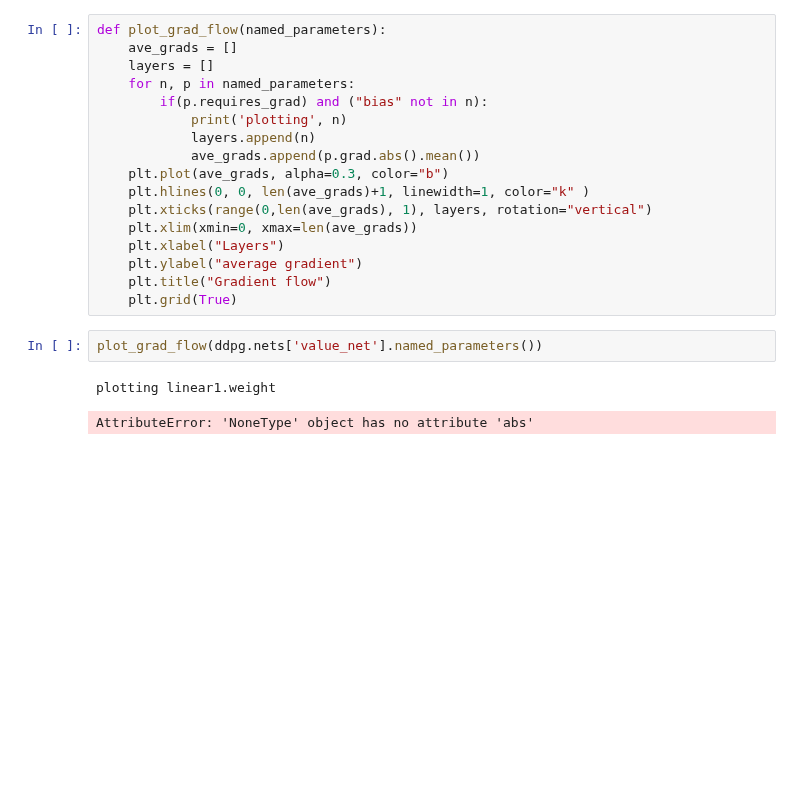
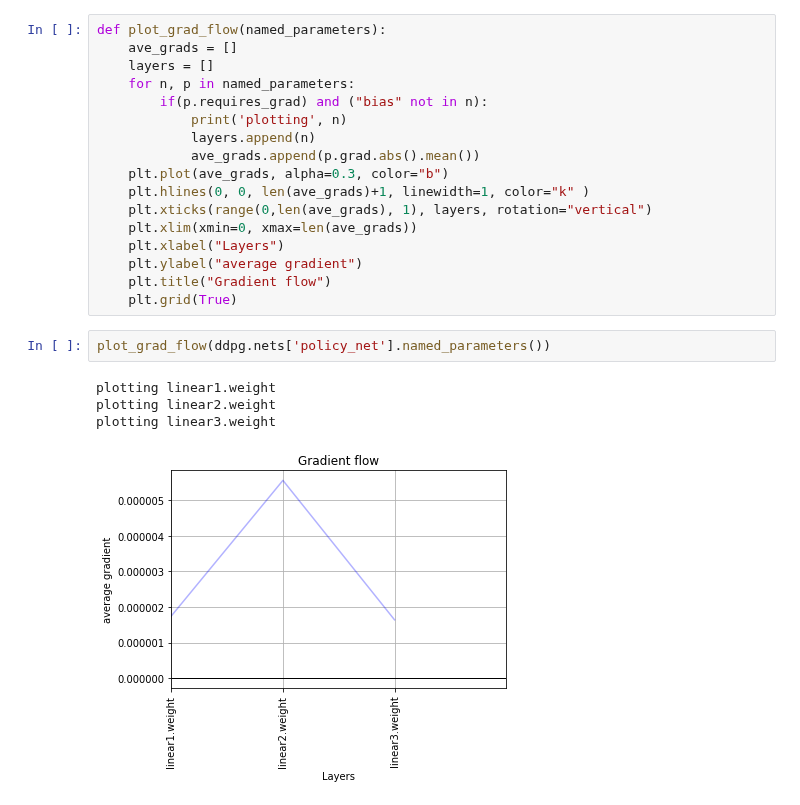
Before and after one commit to awarebayes/RecNN, a Jupyter notebook: examples/[Library Basics]/1. Getting Started.ipynb, the cells around one changed output. Cells and saved outputs as stored; diff of their text form; blank space fills up the shorter version.

```diff
--- a/examples/[Library Basics]/1. Getting Started.ipynb
+++ b/examples/[Library Basics]/1. Getting Started.ipynb
@@ -373,7 +305,9 @@ def plot_grad_flow(named_parameters):
     plt.title("Gradient flow")
     plt.grid(True)
 # %%
-plot_grad_flow(ddpg.nets['value_net'].named_parameters())
+plot_grad_flow(ddpg.nets['policy_net'].named_parameters())
 # %% [output]
 plotting linear1.weight
+plotting linear2.weight
+plotting linear3.weight
-AttributeError: 'NoneType' object has no attribute 'abs'
+[figure, added]
```
Also changed, not shown: parts of 6 cells of this notebook, 3 other files.
